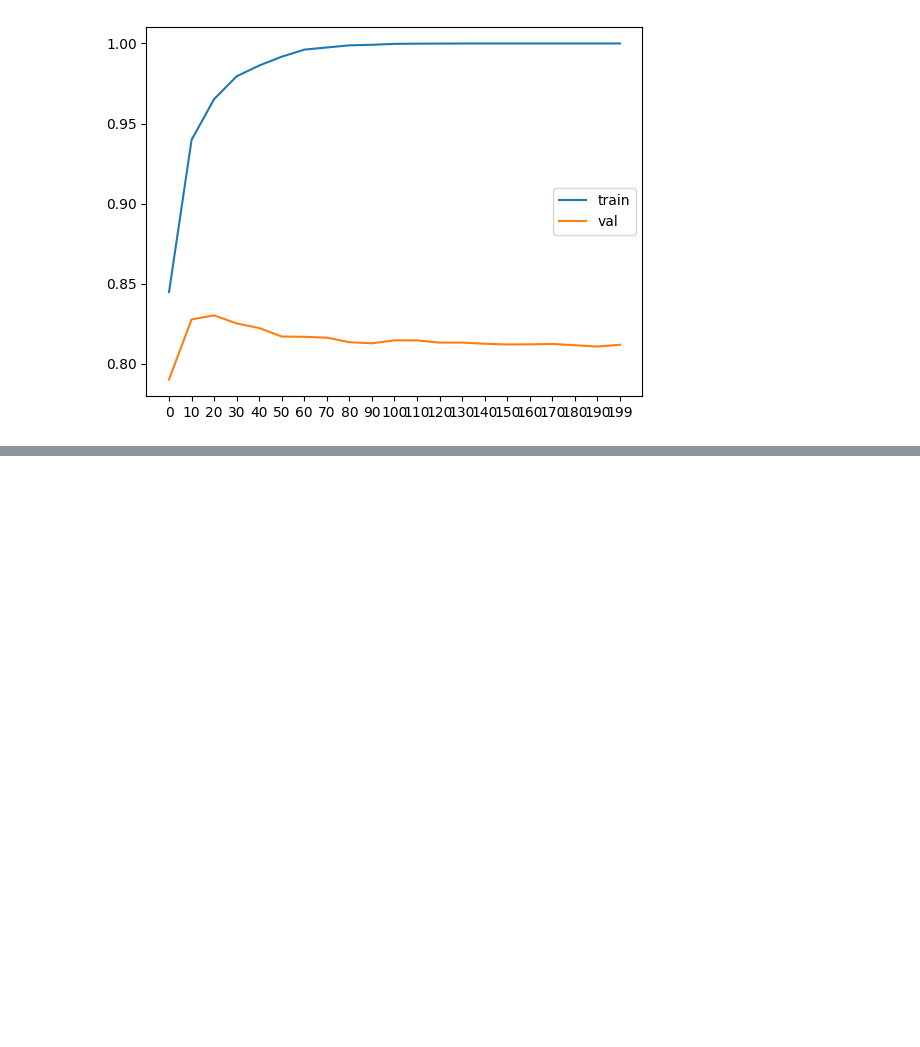
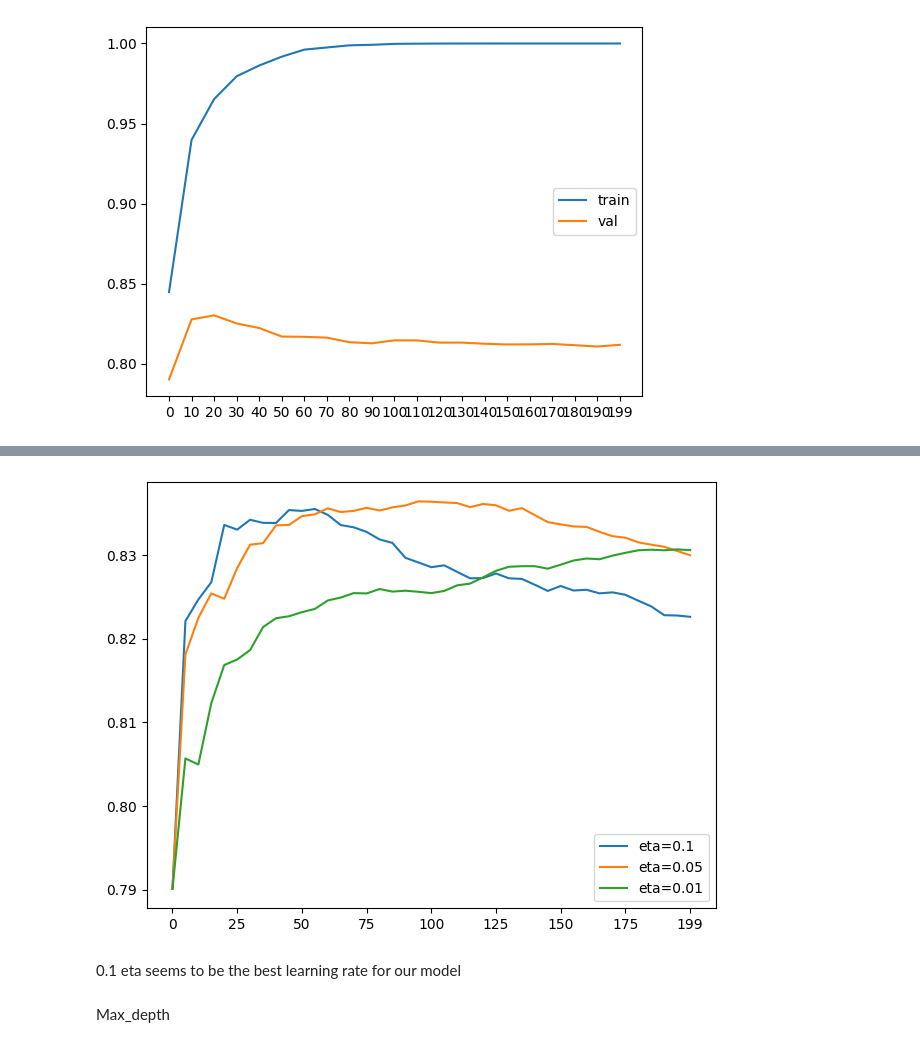
Before and after one commit to Jaykold/mlzoomcamp, a Jupyter notebook: week6/ML_zoomcamp_wk6.ipynb, the cells around one changed output, grey strips where cells are left out. Saved outputs shown, nothing was run; the diff lists cells and outputs as text; code cells hidden in the pictures; blank space fills up the shorter version.

```diff
--- a/week6/ML_zoomcamp_wk6.ipynb
+++ b/week6/ML_zoomcamp_wk6.ipynb
@@ -722,12 +744,9 @@ plt.show()
 # %% [output]
 [figure]
 # %%
-from sklearn.ensemble import RandomForestClassifier
-from sklearn.ensemble import RandomForestClassifier
-from sklearn.ensemble import RandomForestClassifier
-min_sample_leaf = 3
+min_sample_leaf = 10
 
-rf = RandomForestClassifier(n_estimators=100,
+rf = RandomForestClassifier(n_estimators=50,
                             max_depth=max_depth,
                             min_samples_leaf=min_sample_leaf,
                             random_state=1,
@@ -798,14 +821,14 @@ def parse_xgb_output(output:str)->pd.DataFrame:
     """
     results = []
 
-    for line in output.stdout.strip().split('\n'):
+    for line in output.strip().split('\n'):
         it_line, train_line, val_line = line.split('\t')
 
-        it = it_line.strip('[]')
+        iteration = it_line.strip('[]')
         train = float(train_line.split(':')[1])
         val = float(val_line.split(':')[1])
 
-        results.append((it, train, val))
+        results.append((iteration, train, val))
 
     columns = ['num_iter', 'train_auc', 'val_auc']
     df_results = pd.DataFrame(results, columns=columns)
@@ -824,0 +860,21 @@ plt.show()
+# %%
+scores = {}
+for i in ["0.01", "0.05", "0.1", "0.3", "1.0"]:
+    xgb_params = {
+        'eta': float(i),
+        'max_depth': 6,
+        'min_child_weight': 1,
+        'objective': 'binary:logistic',
+        'nthread': 4,
+        'eval_metric': 'auc',
+        'seed': 1,
+        'verbosity': 1
+    }
+
+    # Use StringIO to capture the output of xgb.train
+    with contextlib.redirect_stdout(StringIO()) as f:
+        model = xgb.train(xgb_params, dtrain, num_boost_round=200, evals=watchlist, verbose_eval=5)
+        output = f.getvalue()
+
+    key = f"eta={xgb_params['eta']}"
+    scores[key] = parse_xgb_output(output)
@@ -824,0 +890,17 @@ plt.show()
+# %%
+etas = ["eta=0.1", "eta=0.05", "eta=0.01"]
+
+for eta in etas:
+    values = scores[eta]
+    plt.plot(values.num_iter, values.val_auc, label=eta)
+plt.legend()
+plt.tight_layout()
+ax = plt.gca()  # get current axis
+ax.xaxis.set_major_locator(plt.MaxNLocator(10))
+plt.show()
+# %% [output]
+[figure, added]
+# %% [markdown]
+0.1 eta seems to be the best learning rate for our model
+# %% [markdown]
+Max_depth
```
Also changed, not shown: parts of 43 cells of this notebook, 1 other file.
